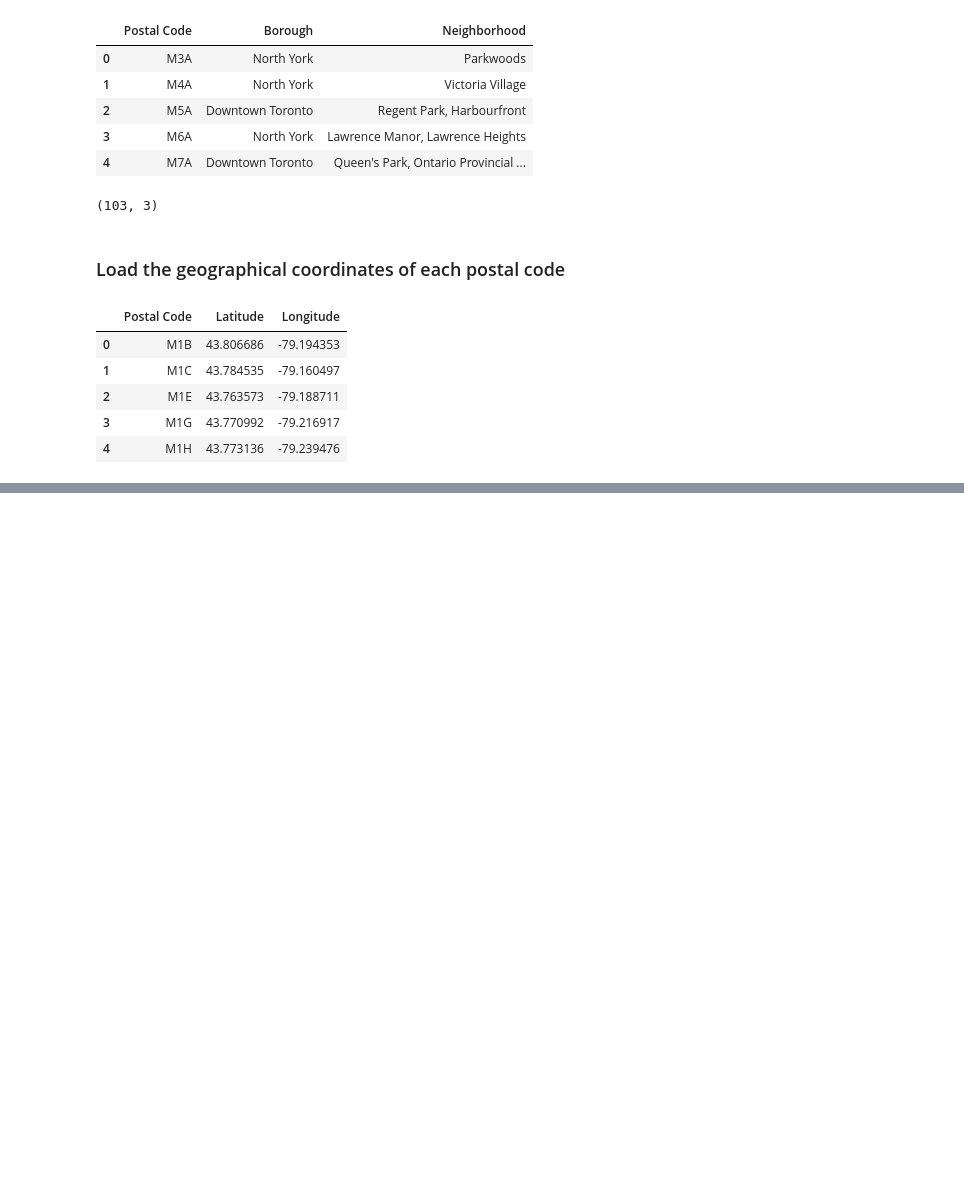
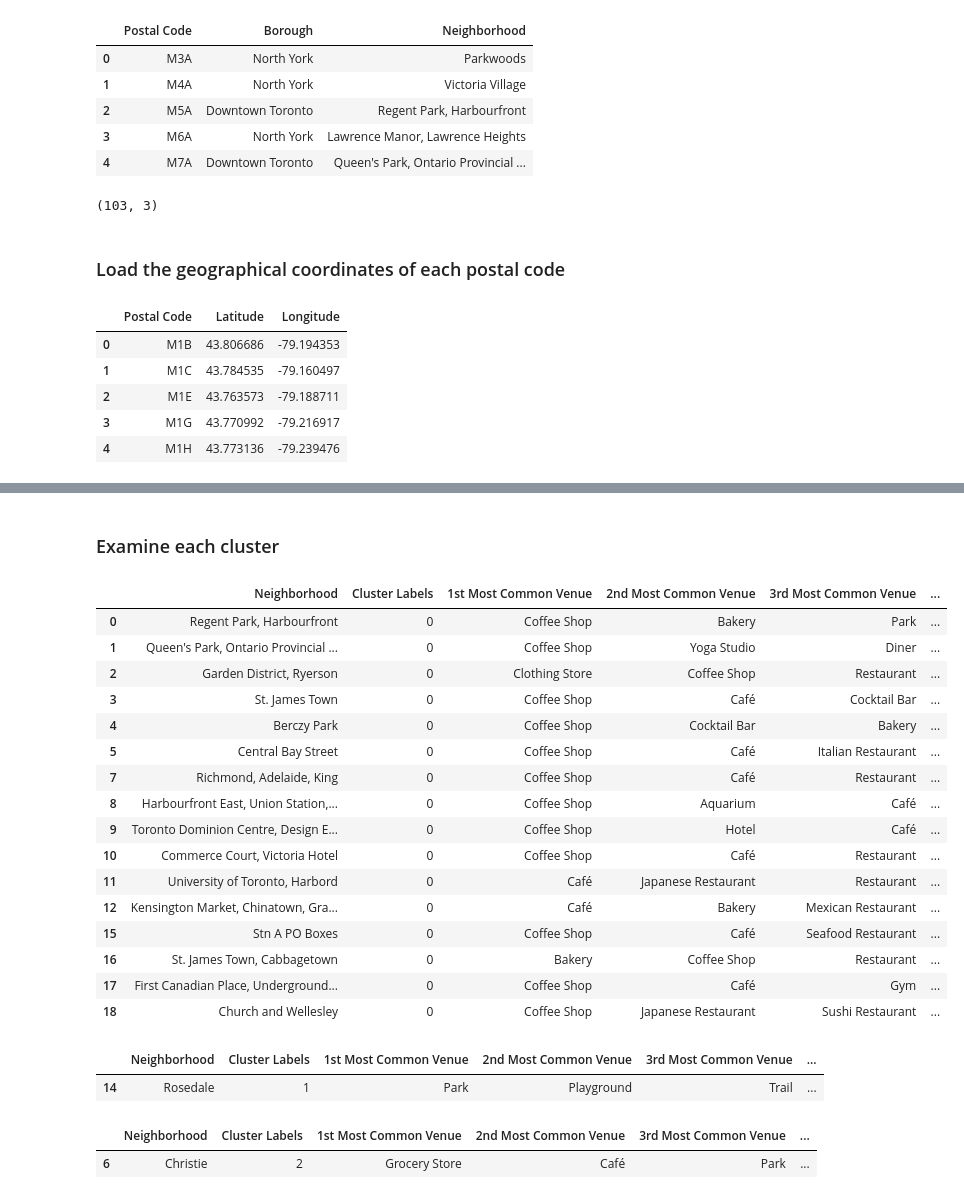
Before and after one commit to lamamouk/Capstone-Project, a Jupyter notebook: Segmenting and Clustering Neighborhoods.ipynb, the cells around one changed output, grey strips where cells are left out. Cells and saved outputs as stored; diff of their text form; code cells hidden in the pictures; blank space fills up the shorter version.

Commit message:
Published from Watson Studio.

```diff
--- a/Segmenting and Clustering Neighborhoods.ipynb
+++ b/Segmenting and Clustering Neighborhoods.ipynb
@@ -55,0 +369,13 @@ df3.head()
+# %%
+#print each neighborhood along with the top 5 most common venues
+num_top_venues = 5
+
+for hood in dtt_grouped['Neighborhood']:
+    print("----"+hood+"----")
+    temp = dtt_grouped[dtt_grouped['Neighborhood'] == hood].T.reset_index()
+    temp.columns = ['venue','freq']
+    temp = temp.iloc[1:]
+    temp['freq'] = temp['freq'].astype(float)
+    temp = temp.round({'freq': 2})
+    print(temp.sort_values('freq', ascending=False).reset_index(drop=True).head(num_top_venues))
+    print('\n')
@@ -55,0 +400,7 @@ df3.head()
+# %%
+# Function to sort the venues in descending order.
+def return_most_common_venues(row, num_top_venues):
+    row_categories = row.iloc[1:]
+    row_categories_sorted = row_categories.sort_values(ascending=False)
+
+    return row_categories_sorted.index.values[0:num_top_venues]
@@ -55,0 +438,11 @@ df3.head()
+# %%
+# set number of clusters
+kclusters = 4
+
+dtt_grouped_clustering = dtt_grouped.drop('Neighborhood', 1)
+
+# run k-means clustering
+kmeans = KMeans(n_clusters=kclusters, random_state=0).fit(dtt_grouped_clustering)
+
+# check cluster labels generated for each row in the dataframe
+kmeans.labels_[0:10]
@@ -55,0 +451,10 @@ df3.head()
+# %%
+# add clustering labels
+neighborhoods_venues_sorted.insert(0, 'Cluster Labels', kmeans.labels_)
+
+dtt_merged= df_Downtown_Toronto
+
+# merge toronto_grouped with toronto_data to add latitude/longitude for each neighborhood
+dtt_merged = dtt_merged.join(neighborhoods_venues_sorted.set_index('Neighborhood'), on='Neighborhood')
+
+dtt_merged.head(10) # check the last columns!
@@ -55,0 +499,35 @@ df3.head()
+# %% [markdown]
+### Examine each cluster
+# %%
+#Cluster 1
+dtt_merged.loc[dtt_merged['Cluster Labels'] == 0, dtt_merged.columns[[2] + list(range(5, dtt_merged.shape[1]))]]
+# %% [output]
+|  | Neighborhood | Cluster Labels | 1st Most Common Venue | 2nd Most Common Venue | 3rd Most Common Venue | ... |
+| 0 | Regent Park, Harbourfront | 0 | Coffee Shop | Bakery | Park | ... |
+| 1 | Queen's Park, Ontario Provincial ... | 0 | Coffee Shop | Yoga Studio | Diner | ... |
+| 2 | Garden District, Ryerson | 0 | Clothing Store | Coffee Shop | Restaurant | ... |
+| 3 | St. James Town | 0 | Coffee Shop | Café | Cocktail Bar | ... |
+| 4 | Berczy Park | 0 | Coffee Shop | Cocktail Bar | Bakery | ... |
+| 5 | Central Bay Street | 0 | Coffee Shop | Café | Italian Restaurant | ... |
+| 7 | Richmond, Adelaide, King | 0 | Coffee Shop | Café | Restaurant | ... |
+| 8 | Harbourfront East, Union Station,... | 0 | Coffee Shop | Aquarium | Café | ... |
+| 9 | Toronto Dominion Centre, Design E... | 0 | Coffee Shop | Hotel | Café | ... |
+| 10 | Commerce Court, Victoria Hotel | 0 | Coffee Shop | Café | Restaurant | ... |
+| 11 | University of Toronto, Harbord | 0 | Café | Japanese Restaurant | Restaurant | ... |
+| 12 | Kensington Market, Chinatown, Gra... | 0 | Café | Bakery | Mexican Restaurant | ... |
+| 15 | Stn A PO Boxes | 0 | Coffee Shop | Café | Seafood Restaurant | ... |
+| 16 | St. James Town, Cabbagetown | 0 | Bakery | Coffee Shop | Restaurant | ... |
+| 17 | First Canadian Place, Underground... | 0 | Coffee Shop | Café | Gym | ... |
+| 18 | Church and Wellesley | 0 | Coffee Shop | Japanese Restaurant | Sushi Restaurant | ... |
+# %%
+#Cluster 2
+dtt_merged.loc[dtt_merged['Cluster Labels'] == 1, dtt_merged.columns[[2] + list(range(5, dtt_merged.shape[1]))]]
+# %% [output]
+|  | Neighborhood | Cluster Labels | 1st Most Common Venue | 2nd Most Common Venue | 3rd Most Common Venue | ... |
+| 14 | Rosedale | 1 | Park | Playground | Trail | ... |
+# %%
+#Cluster 3
+dtt_merged.loc[dtt_merged['Cluster Labels'] == 2, dtt_merged.columns[[2] + list(range(5, dtt_merged.shape[1]))]]
+# %% [output]
+|  | Neighborhood | Cluster Labels | 1st Most Common Venue | 2nd Most Common Venue | 3rd Most Common Venue | ... |
+| 6 | Christie | 2 | Grocery Store | Café | Park | ... |
```
Also changed, not shown: parts of 39 cells of this notebook.
